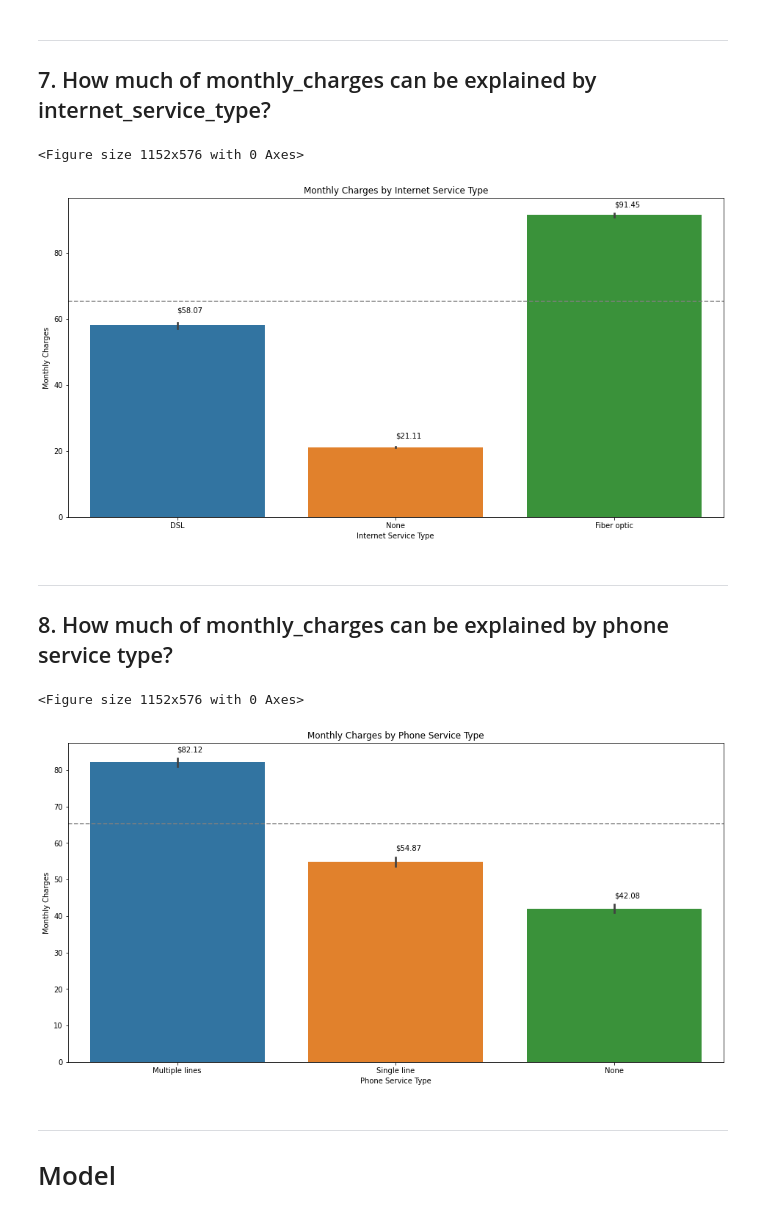
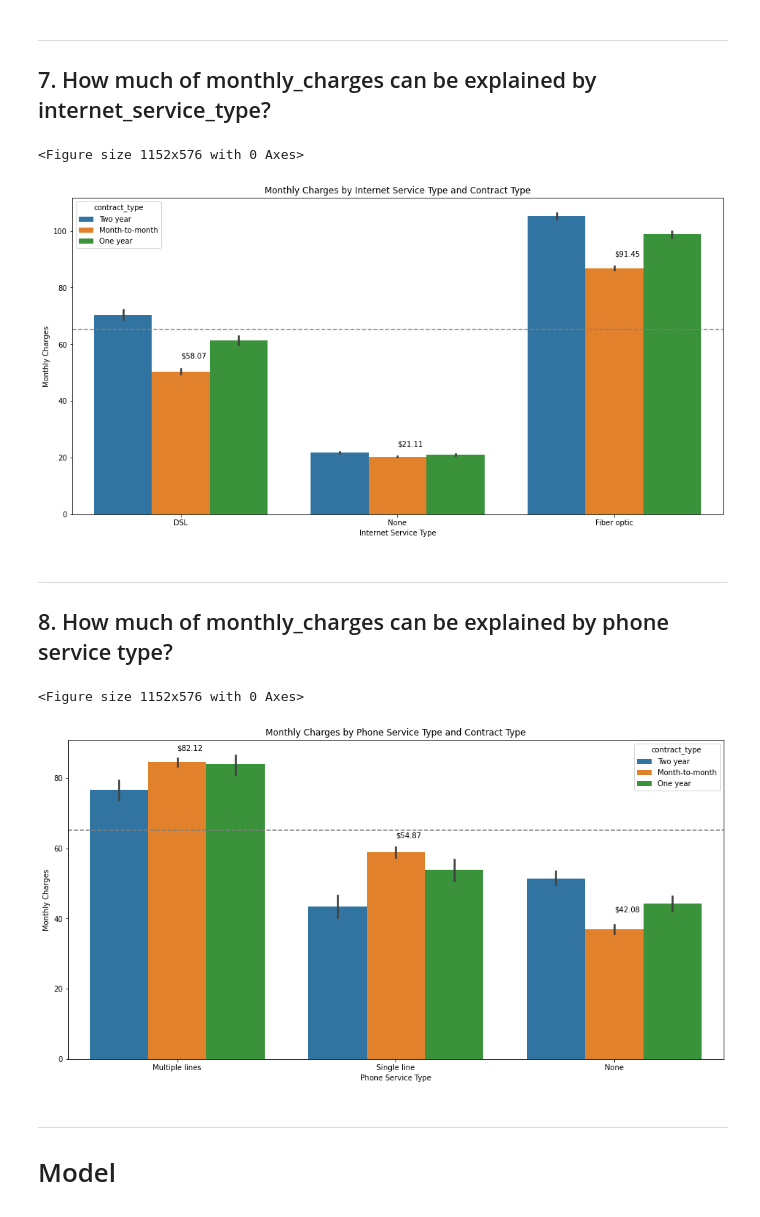
Before and after one commit to hartman-jiang-classification-project/telco-classification-project, a Jupyter notebook: master_project_pipeline.ipynb, the cells around one changed output. Saved outputs shown, nothing was run; the diff lists cells and outputs as text; code cells hidden in the pictures.

```diff
--- a/master_project_pipeline.ipynb
+++ b/master_project_pipeline.ipynb
@@ -627,40 +681,40 @@ ax = plt.subplots(nrows=1, ncols=1, figsize=(16, 8))
 
 mean_monthly_charges = train.monthly_charges.mean()
 
-plt.title("Monthly Charges by Internet Service Type")
-sns.barplot(train.internet_service_type, train.monthly_charges)
+plt.title("Monthly Charges by Internet Service Type and Contract Type")
+sns.barplot(train.internet_service_type, train.monthly_charges, hue=train.contract_type)
 ax[1].axhline(mean_monthly_charges, ls='--', color='grey')
-plt.text(0, 62, f"${train[train.internet_service_type == 'DSL'].monthly_charges.mean():.2f}")
+plt.text(0, 55, f"${train[train.internet_service_type == 'DSL'].monthly_charges.mean():.2f}")
 plt.text(1, 24, f"${train[train.internet_service_type == 'None'].monthly_charges.mean():.2f}")
-plt.text(2, 94, f"${train[train.internet_service_type == 'Fiber optic'].monthly_charges.mean():.2f}")
+plt.text(2, 91, f"${train[train.internet_service_type == 'Fiber optic'].monthly_charges.mean():.2f}")
 plt.xlabel("Internet Service Type")
 plt.ylabel("Monthly Charges")
 plt.show()
 # %% [output]
 <Figure size 1152x576 with 0 Axes>
-[figure, old version]
+[figure, new version]
 # %% [markdown]
 ---
 ## 8.  How much of monthly_charges can be explained by phone service type?
 # %%
 plt.figure(figsize=(16, 8))
 
 ax = plt.subplots(nrows=1, ncols=1, figsize=(16, 8))
 
 mean_monthly_charges = train.monthly_charges.mean()
 
-plt.title("Monthly Charges by Phone Service Type")
-sns.barplot(train.phone_service_type, train.monthly_charges)
+plt.title("Monthly Charges by Phone Service Type and Contract Type")
+sns.barplot(train.phone_service_type, train.monthly_charges, hue=train.contract_type)
 ax[1].axhline(mean_monthly_charges, ls='--', color='grey')
-plt.text(0, 85, f"${train[train.phone_service_type == 'Multiple lines'].monthly_charges.mean():.2f}")
-plt.text(1, 58, f"${train[train.phone_service_type == 'Single line'].monthly_charges.mean():.2f}")
-plt.text(2, 45, f"${train[train.phone_service_type == 'None'].monthly_charges.mean():.2f}")
+plt.text(0, 88, f"${train[train.phone_service_type == 'Multiple lines'].monthly_charges.mean():.2f}")
+plt.text(1, 63, f"${train[train.phone_service_type == 'Single line'].monthly_charges.mean():.2f}")
+plt.text(2, 42, f"${train[train.phone_service_type == 'None'].monthly_charges.mean():.2f}")
 plt.xlabel("Phone Service Type")
 plt.ylabel("Monthly Charges")
 plt.show()
 # %% [output]
 <Figure size 1152x576 with 0 Axes>
-[figure, old version]
+[figure, new version]
 # %% [markdown]
 ---
 # Model
```
Also changed, not shown: parts of 10 cells of this notebook, 1 other file.
